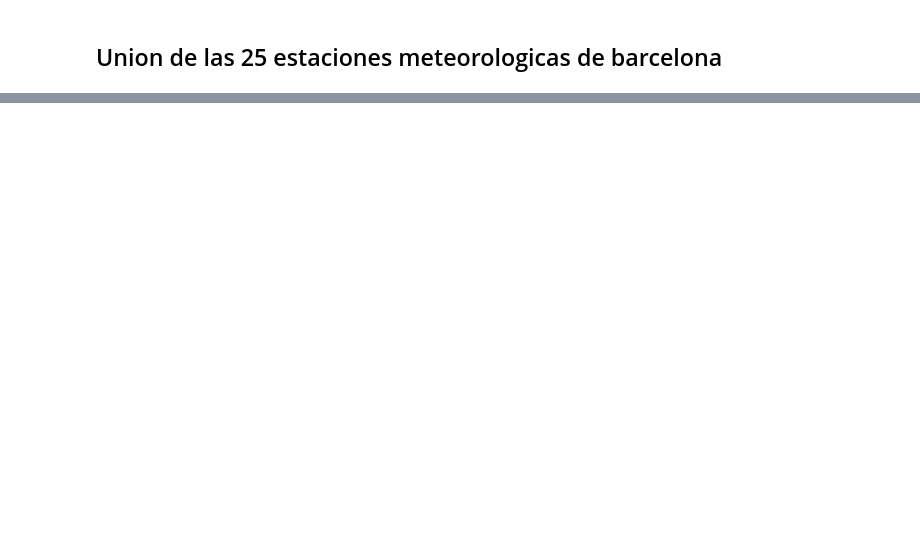
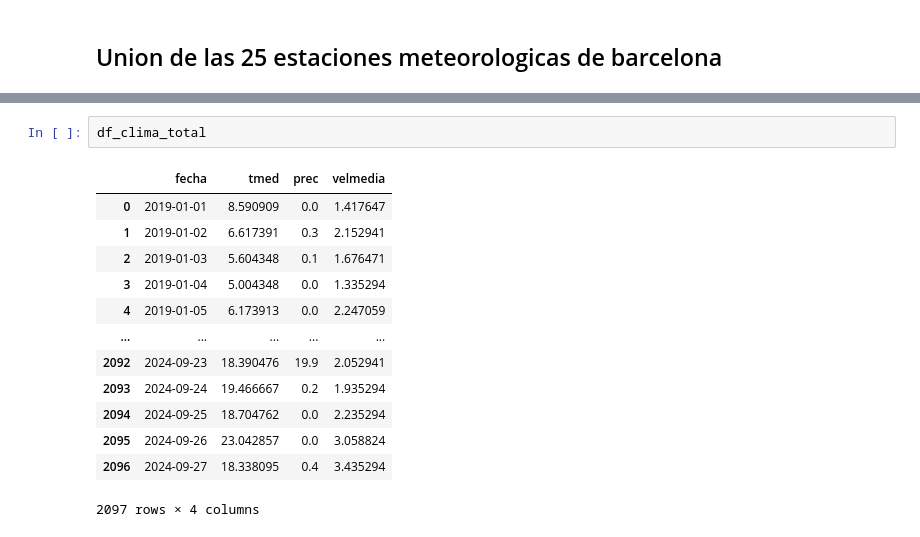
Before and after one commit to 4GeeksAcademy/AMH-proyecto-final, a Jupyter notebook: src/processDatosClima.ipynb, the cells around one changed output, grey strips where cells are left out. Cells and saved outputs as stored; diff of their text form; blank space fills up the shorter version.

```diff
--- a/src/processDatosClima.ipynb
+++ b/src/processDatosClima.ipynb
@@ -32,0 +60,16 @@ est25=pd.read_csv('../data/processed/df25_clima.csv')
+# %%
+df_clima_total
+# %% [output]
+|  | fecha | tmed | prec | velmedia |
+| 0 | 2019-01-01 | 8.590909 | 0.0 | 1.417647 |
+| 1 | 2019-01-02 | 6.617391 | 0.3 | 2.152941 |
+| 2 | 2019-01-03 | 5.604348 | 0.1 | 1.676471 |
+| 3 | 2019-01-04 | 5.004348 | 0.0 | 1.335294 |
+| 4 | 2019-01-05 | 6.173913 | 0.0 | 2.247059 |
+| ... | ... | ... | ... | ... |
+| 2092 | 2024-09-23 | 18.390476 | 19.9 | 2.052941 |
+| 2093 | 2024-09-24 | 19.466667 | 0.2 | 1.935294 |
+| 2094 | 2024-09-25 | 18.704762 | 0.0 | 2.235294 |
+| 2095 | 2024-09-26 | 23.042857 | 0.0 | 3.058824 |
+| 2096 | 2024-09-27 | 18.338095 | 0.4 | 3.435294 |
+2097 rows × 4 columns
```
Also changed, not shown: parts of 5 cells of this notebook.
